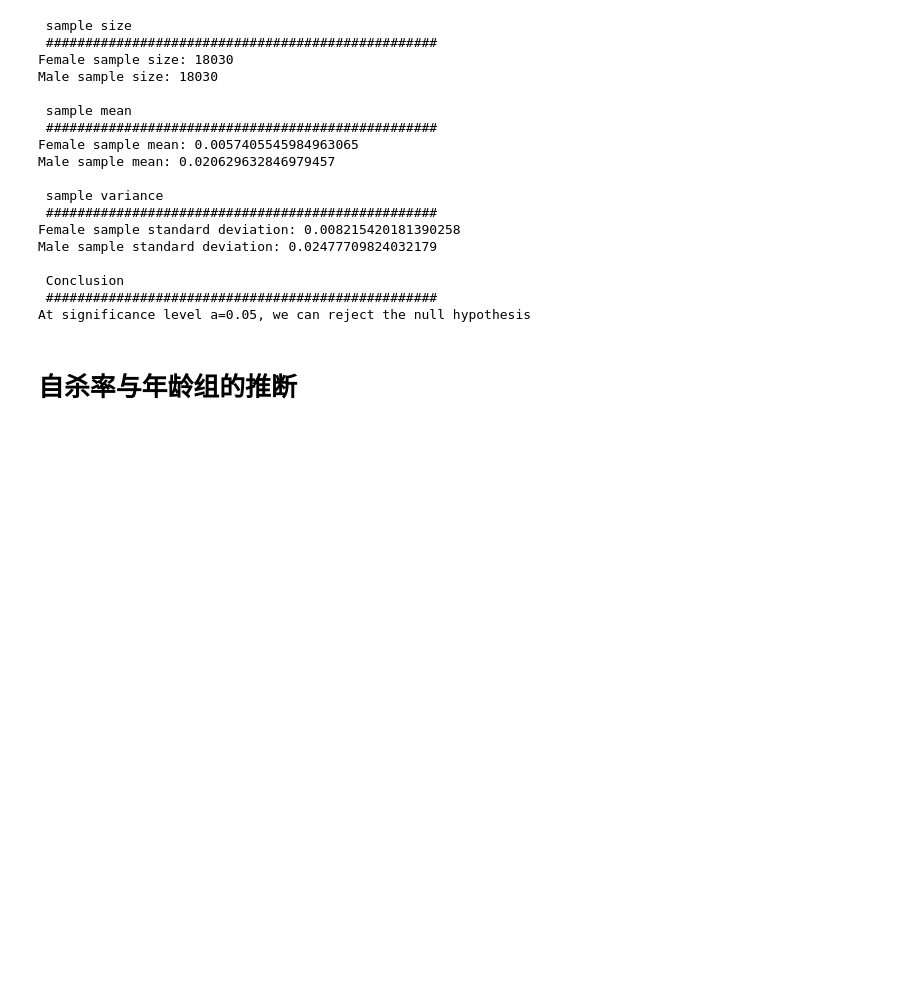
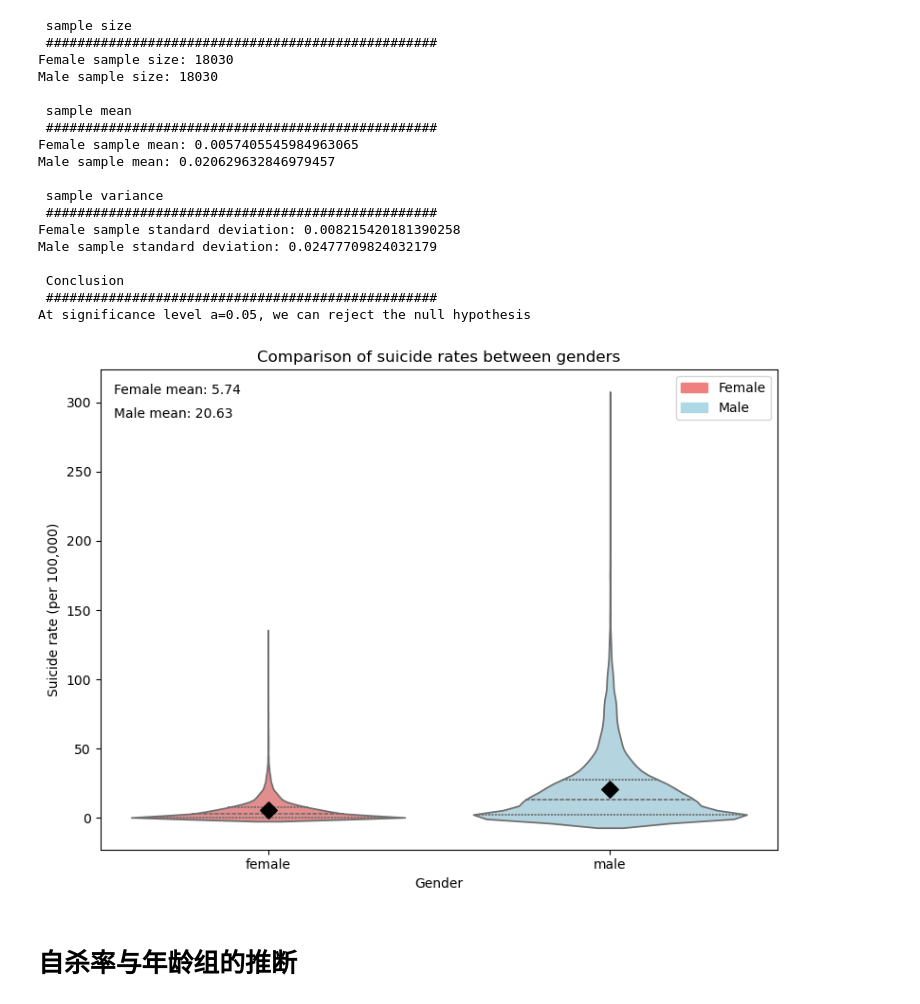
Before and after one commit to jaz-may/Mathematical-Statistics-Final-Project, a Jupyter notebook: Code/project.ipynb, the cells around one changed output. Cells and saved outputs as stored; diff of their text form; code cells hidden in the pictures; blank space fills up the shorter version.

```diff
--- a/Code/project.ipynb
+++ b/Code/project.ipynb
@@ -129,6 +158,38 @@ Male sample standard deviation: 0.02477709824032179
  Conclusion
  ##################################################
 At significance level a=0.05, we can reject the null hypothesis
+# %%
+fig, ax = plt.subplots(figsize=(8,6))
+
+# 使用 hue='sex' 并关闭默认图例，消除 FutureWarning
+sns.violinplot(x='sex', y='suicide_rate_100k', data=data,
+               hue='sex', legend=False,
+               inner='quartile', palette=['lightcoral', 'lightblue'], ax=ax)
+
+ax.set_xlabel('Gender')
+ax.set_ylabel('Suicide rate (per 100,000)')
+ax.set_title('Comparison of suicide rates between genders')
+
+# 自定义图例
+import matplotlib.patches as mpatches
+female_patch = mpatches.Patch(color='lightcoral', label='Female')
+male_patch = mpatches.Patch(color='lightblue', label='Male')
+ax.legend(handles=[female_patch, male_patch], loc='upper right')
+
+# 添加均值标记
+means = data.groupby('sex')['suicide_rate_100k'].mean()
+for i, sex in enumerate(['female', 'male']):
+    ax.scatter(i, means[sex], color='black', marker='D', s=80, zorder=10)
+
+# 在图上标注均值数值
+ax.text(0.02, 0.95, f'Female mean: {means["female"]:.2f}', transform=ax.transAxes, ha='left', fontsize=10)
+ax.text(0.02, 0.90, f'Male mean: {means["male"]:.2f}', transform=ax.transAxes, ha='left', fontsize=10)
+
+plt.tight_layout()
+plt.savefig('../Docs/gender.png', dpi=300)
+plt.show()
+# %% [output]
+[figure, added]
 # %% [markdown]
 # 自杀率与年龄组的推断
 # %%
```
Also changed, not shown: parts of 17 cells of this notebook, 4 other files.
